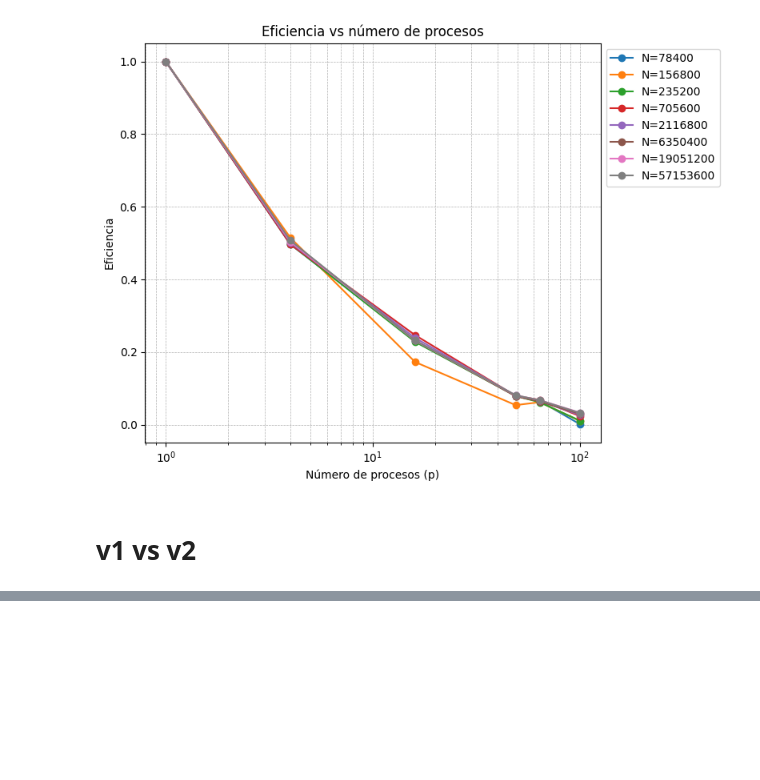
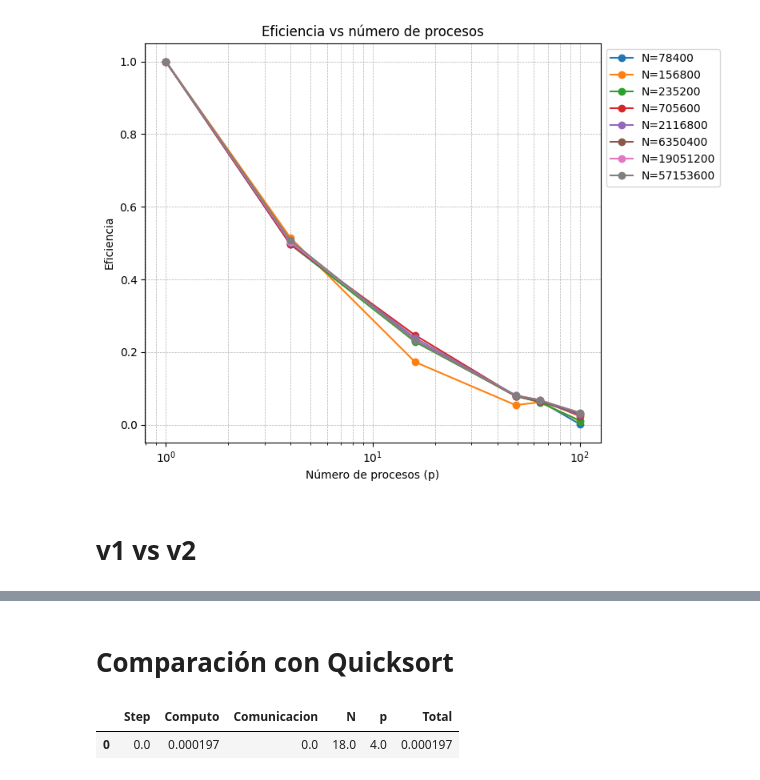
Before and after one commit to marcelino123455/ProyectoParalela, a Jupyter notebook: graficador.ipynb, the cells around one changed output, grey strips where cells are left out. Drawn from its saved outputs; the diff is of its cells as text; code cells hidden in the pictures; blank space fills up the shorter version.

Commit message:
adding quick

```diff
--- a/graficador.ipynb
+++ b/graficador.ipynb
@@ -233,0 +234,26 @@ See the caveats in the documentation: https://pandas.pydata.org/pandas-docs/stab
+# %% [markdown]
+# Comparación con Quicksort
+# %%
+import os
+import pandas as pd
+import matplotlib.pyplot as plt
+
+TIEMPOS_MPI = "./tiempos/quicksort_mpi"
+procesos_mpi = os.listdir(TIEMPOS_MPI)
+data_mpi = []
+
+for p in procesos_mpi:
+    path_csv = os.path.join(TIEMPOS_MPI, p, "tiempos.csv")
+    df = pd.read_csv(path_csv)
+
+    row = df.iloc[0].copy()
+    row['p'] = int(p)      # proceso = nombre de carpeta
+    row['Total'] = row['Computo'] + row['Comunicacion']
+
+    data_mpi.append(row)
+
+df_mpi = pd.DataFrame(data_mpi)
+display(df_mpi)
+# %% [output]
+|  | Step | Computo | Comunicacion | N | p | Total |
+| 0 | 0.0 | 0.000197 | 0.0 | 18.0 | 4.0 | 0.000197 |
```
Also changed, not shown: parts of 2 cells of this notebook, 10 other files.
